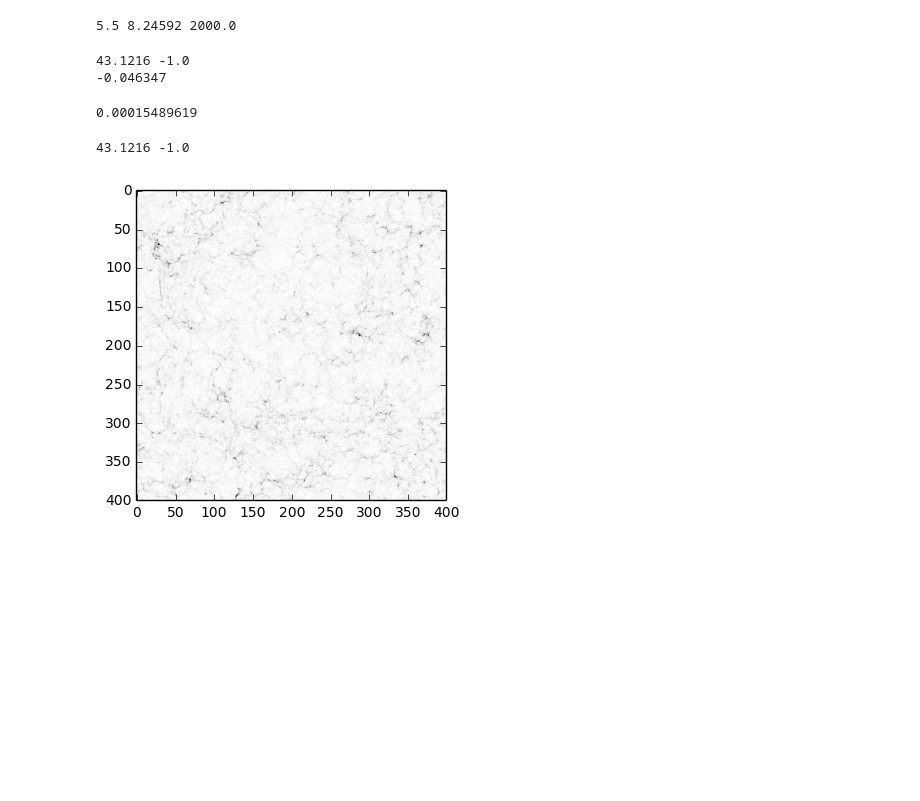
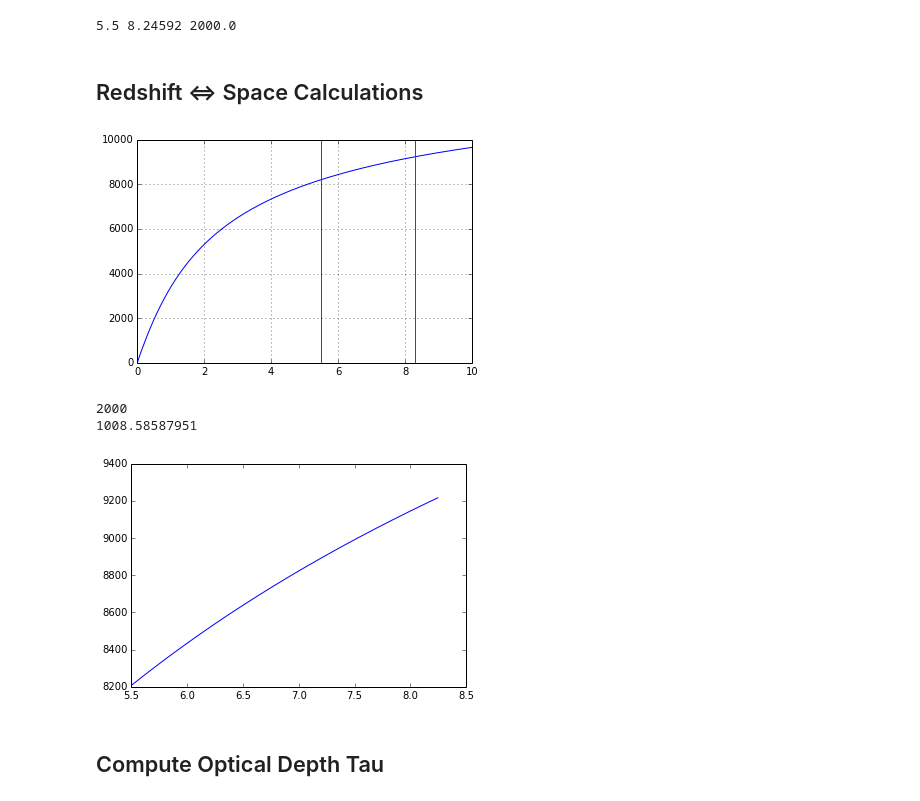
Before and after one commit to mpresley42/KSZ_21cm_Constraints, a Jupyter notebook: code/Python/ComputeTau.ipynb, the cells around one changed output. Drawn from its saved outputs; the diff is of its cells as text; code cells hidden in the pictures; blank space fills up the shorter version.

Commit message:
Added my ipython notebook that computes tau and the ksz signal

```diff
--- a/code/Python/ComputeTau.ipynb
+++ b/code/Python/ComputeTau.ipynb
@@ -73,6 +113,0 @@ def space_to_redshift(d,zi=5,zf=8):
-# %%
-z0,d0 = redshift_to_space(zi=0,zf=10,num=1000)
-d = np.linspace(d0[0],d0[-1],nf.shape[2])
-z = space_to_redshift(d,zi=0,zf=10)
-plt.plot(z,d); plt.plot((5.5,5.5),(0,10000)); plt.plot((8.3,8.3),(0,10000))
-plt.grid(b=True, which='major', color='k')
@@ -138,22 +119,57 @@ nf = get_int_box_data('nf')
 density = get_int_box_data('density')
 # %% [output]
 5.5 8.24592 2000.0
-# %%
-print density.max(), density.min()
-print np.mean(density[:,:,1000])
-# %% [output]
-43.1216 -1.0
--0.046347
-# %%
-np.mean(density[:,:,:])
-# %% [output]
-0.00015489619
-# %%
-print density.max(), density.min()
-plt.imshow(density[:,:,1000])
-plt.show()
-# %% [output]
-43.1216 -1.0
-[figure, removed]
+# %% [markdown]
+## Redshift <=> Space Calculations
+# %%
+# *** I think this is wrong! ***
+def redshift_to_space(zi=0, zf=20, num=1000):
+    """Takes in a starting and ending redshift and
+       returns an array of num redshifts and an array
+       of their corresponding distances."""
+    dz = (zf-zi)/num
+    z0 = np.linspace(0,zi,num=num)
+    fn0 = (pms['c'] / pms['H0']) / np.sqrt(pms['Omm']*(1+z0)**3+(1.-pms['Omm']))
+    di = sp.integrate.trapz(fn0,z0,dx=dz)
+    z = np.linspace(zi,zf,num=num)
+    fn = (pms['c'] / pms['H0']) / np.sqrt(pms['Omm']*(1+z)**3+(1.-pms['Omm']))
+    d = (di+sp.integrate.cumtrapz(fn,z,dx=dz,initial=0)) / mToMpc
+    return z,d
+
+def space_to_redshift(d,zi=5,zf=8):
+    """Takes in an array of distances and returns
+       the corresponding array of redshifts."""
+    z0,d0 = redshift_to_space(zi=zi,zf=zf,num=10000)
+    z = np.interp(d, d0, z0)
+    return z
+
+def get_z_d(zi,zf):
+    """Takes in a starting and ending redshift and
+       returns arrays of redshifts and distances for
+       the coordinates of the boxes."""
+    z0,d0 = redshift_to_space(zi=zi,zf=zf,num=1000)
+    d = np.linspace(d0[0],d0[-1],pms['shape'][2])
+    z = space_to_redshift(d,zi=zi,zf=zf)
+    return z,d
+# %%
+# z0,d0 = redshift_to_space(zi=0,zf=10,num=1000)
+# d = np.linspace(d0[0],d0[-1],nf.shape[2])
+# z = space_to_redshift(d,zi=0,zf=10)
+z,d = get_z_d(0,10); plt.plot(z,d);
+plt.plot((5.5,5.5),(0,10000)); plt.plot((8.3,8.3),(0,10000))
+plt.grid(b=True, which='major', color='k')
+# %% [output]
+[figure, added]
+# %%
+z,d = get_z_d(pms['zi'],pms['zf'])
+plot(z,d)
+print len(z)
+print d[-1]-d[0]
+# %% [output]
+2000
+1008.58587951
+[figure, added]
+# %% [markdown]
+## Compute Optical Depth Tau
 # %%
 def compute_tau(density,nf):
```
Also changed, not shown: parts of 21 cells of this notebook.
